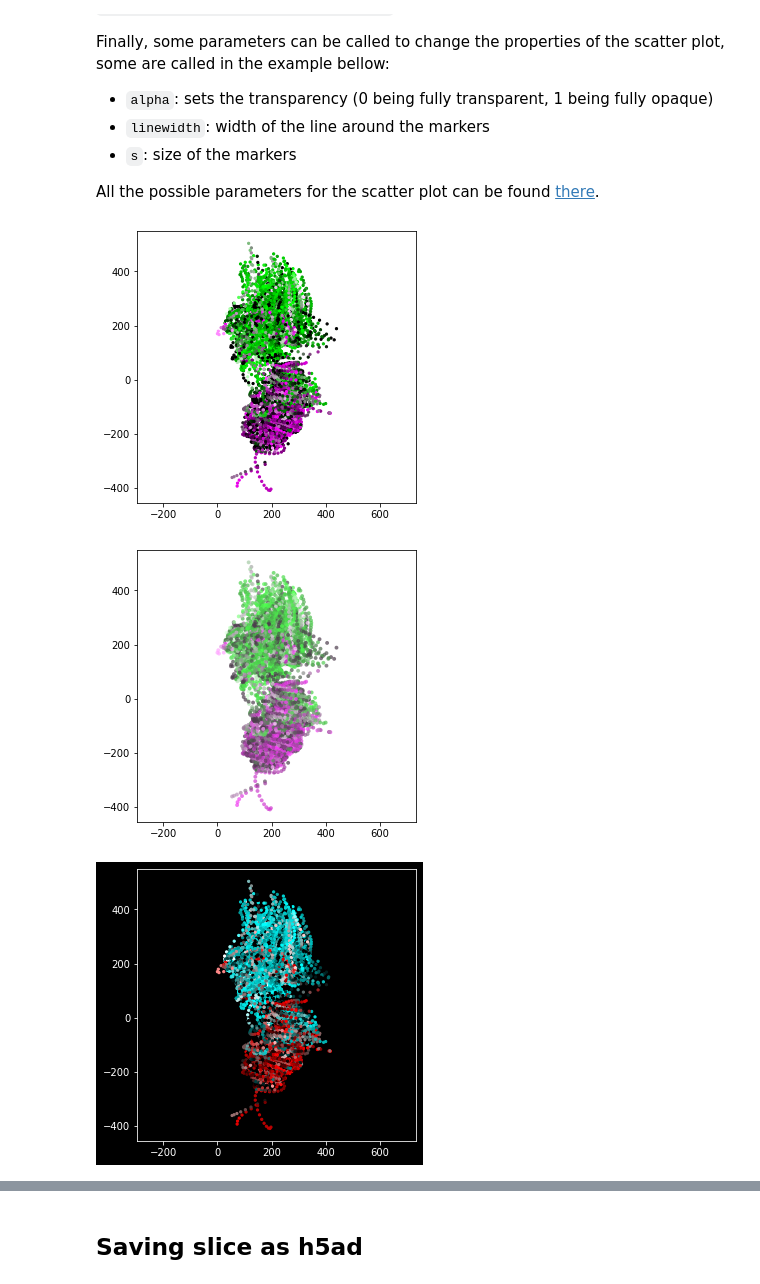
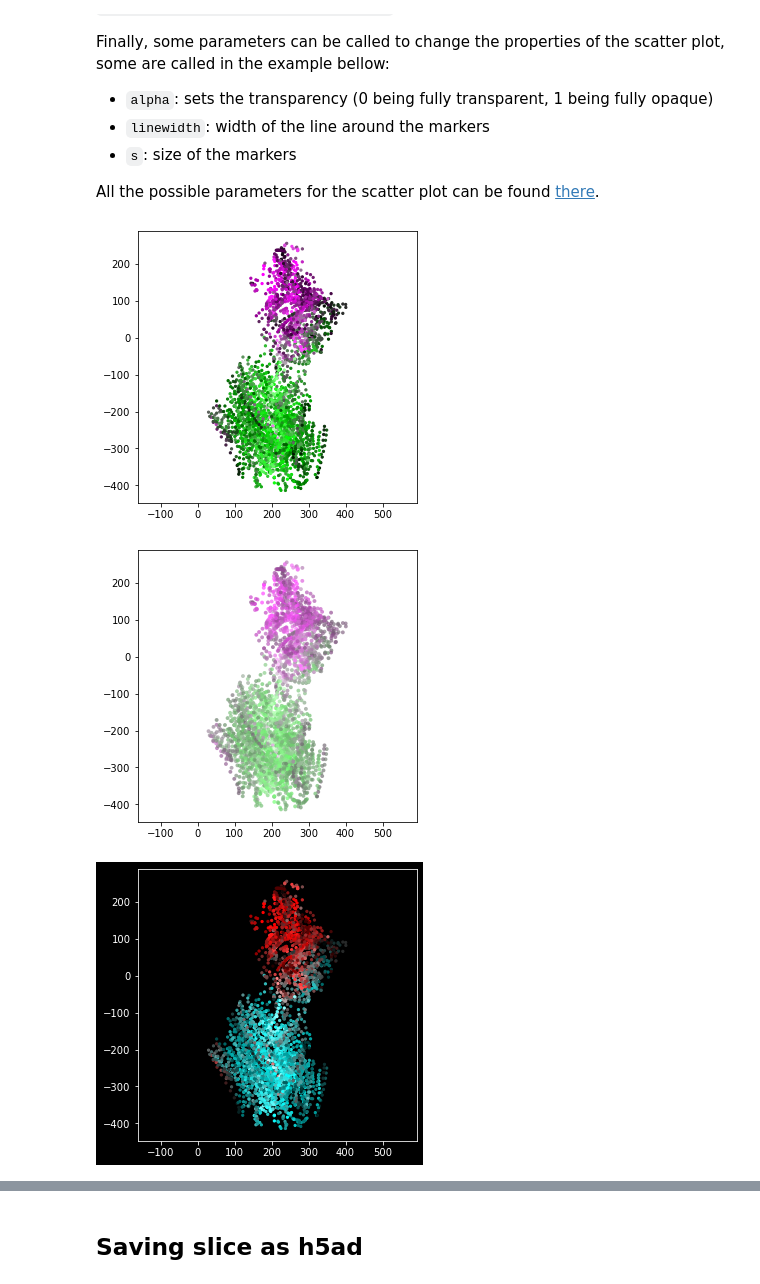
Before and after one commit to GuignardLab/sc3D, a Jupyter notebook: Test-embryo.ipynb, the cells around one changed output, grey strips where cells are left out. Cells and saved outputs as stored; diff of their text form; code cells hidden in the pictures.

Commit message:
final corrections for 0.1.2

```diff
--- a/Test-embryo.ipynb
+++ b/Test-embryo.ipynb
@@ -2,12 +2,9 @@
 import json
 from matplotlib import pyplot as plt
 import numpy as np
-import open3d as o3d
 from sc3D import Embryo
 
-with open('data/corresptissues.json') as f:
-    corres_tissues = json.load(f)
-    corres_tissues = {eval(k): v for k, v in corres_tissues.items()}
+corres_tissues = 'data/corresptissues.json'
 with open('data/tissuescolor.json') as f:
     colors_paper = json.load(f)
     colors_paper = {eval(k): v for k, v in colors_paper.items()}
@@ -19,7 +16,7 @@ Note that it is necessary to download the E8.5.h5ad dataset!
 The dataset can be found [there](https://cellxgene.cziscience.com/collections/d74b6979-efba-47cd-990a-9d80ccf29055/private) (it is under the name `mouse_embryo_E8.5_merged_data`).
 # %%
 # Path to the input data
-data_path = 'data/E8.5.h5ad'
+data_path = 'data/E8.5-Atlas.h5ad'
 # Path to the output folder
 output_folder = 'out/'
 
@@ -110,42 +112,43 @@ Finally, some parameters can be called to change the properties of the scatter p
 All the possible parameters for the scatter plot can be found [there](https://matplotlib.org/stable/api/_as_gen/matplotlib.pyplot.scatter.html#matplotlib.pyplot.scatter).
 # %%
 origin = np.mean([embryo.final[c] for c in embryo.all_cells if embryo.tissue[c] in [30, 31]], axis=0)
-origin = np.hstack([origin, 50])
-angles = np.array([180, 0., 0.])
+origin = np.hstack([origin, 80])
+angles = np.array([-5., 5., 0.])
 
 # Use the line below before a plot to plot it with dark background
 # When using this command line you need to ident the line below
 # with plt.style.context('dark_background'):
 
 # Basic plot
-points_to_plot = embryo.plot_slice(angles, colors_paper, origin=origin, thickness=50,
+points_to_plot = embryo.plot_slice(angles, colors_paper, origin=origin, thickness=30,
                                    gene=['Sox2', 'T'], tissues=[31], nb_interp=5)
 
 # Reducing the min and max values to make the plot less dark
 # Changing the alpha to .7, the linewidth to 0 and the dot size to 15
-points_to_plot = embryo.plot_slice(angles, colors_paper, origin=origin, thickness=50,
+points_to_plot = embryo.plot_slice(angles, colors_paper, origin=origin, thickness=30,
                                    gene=['Sox2', 'T'], tissues=[31], nb_interp=5,
                                    alpha=.7, linewidth=0, main_bi_color='g', s=15, min_g1=-1, min_g2=-1)
 
 # Example changing the main color to red and using a black background
 with plt.style.context('dark_background'):
-    points_to_plot = embryo.plot_slice(angles, colors_paper, origin=origin, thickness=50,
+    points_to_plot = embryo.plot_slice(angles, colors_paper, origin=origin, thickness=30,
                                        gene=['T', 'Sox2'], tissues=[31], nb_interp=5,
                                        main_bi_color='r')
 
 # Example with the scale (parameter `path_scale`)
 # together with change of the min_g1 and min_g2 to show the difference
 # Moreover, because the line is still indented (shifted to the right),
 # the dark background is still active
-    points_to_plot = embryo.plot_slice(angles, colors_paper, origin=origin, thickness=50,
+    points_to_plot = embryo.plot_slice(angles, colors_paper, origin=origin, thickness=30,
                                        gene=['T', 'Sox2'], tissues=[31], nb_interp=5,
-                                       main_bi_color='b', path_scale='test.pdf', min_g1=.5, min_g2=.5)
+                                       main_bi_color='b', path_scale=output_folder+'test.pdf',
+                                       min_g1=.5, min_g2=.5)
 
 # Back to normal indentation => back to white background
-points_to_plot = embryo.plot_slice(angles, colors_paper, origin=origin, thickness=50,
+points_to_plot = embryo.plot_slice(angles, colors_paper, origin=origin, thickness=30,
                                    gene=['Sox2', 'T'], tissues=[31], nb_interp=5,
                                    alpha=.7, linewidth=0, main_bi_color='g', s=15, min_g1=-1, min_g2=-1)
 # %% [output]
-[figure, old version]
+[figure, new version]
-[figure, old version]
+[figure, new version]
-[figure, old version]
+[figure, new version]
```
Also changed, not shown: parts of 12 cells of this notebook, 3 other files.
